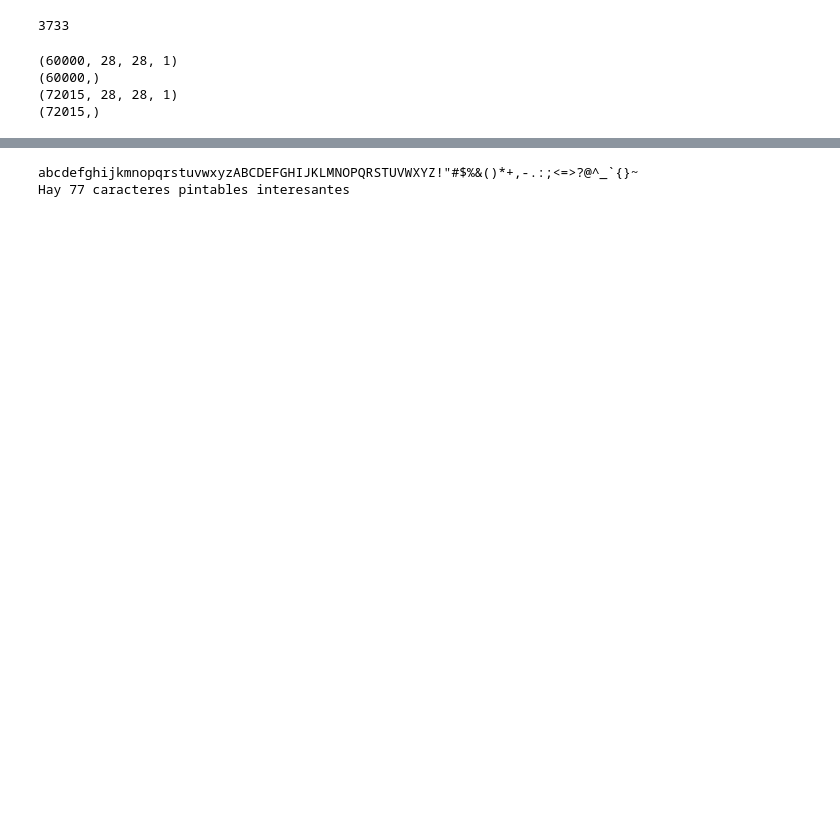
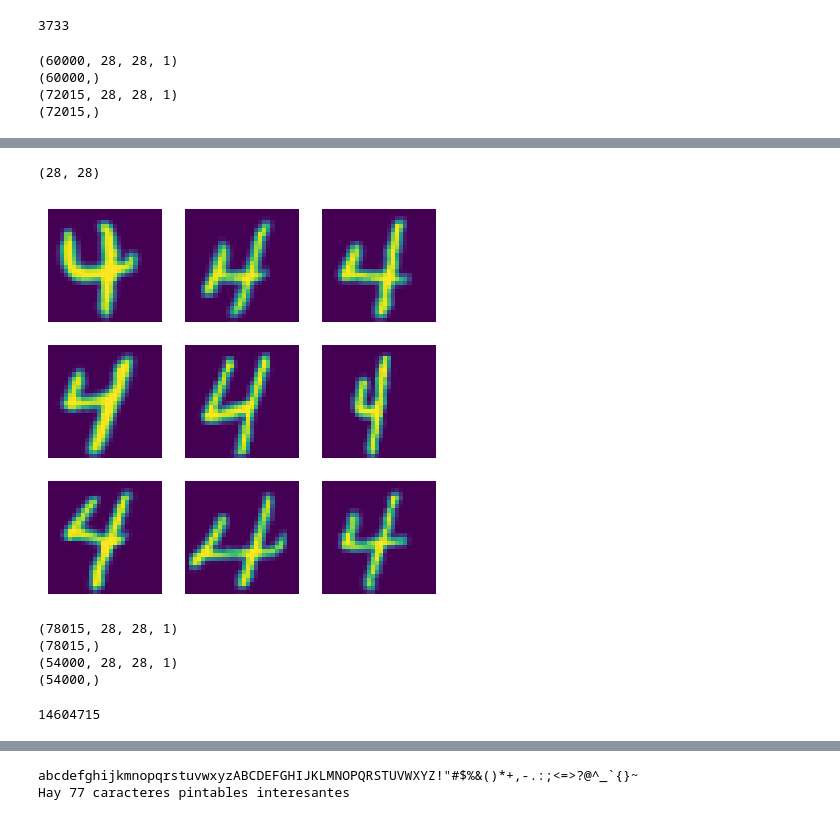
Before and after one commit to alvarolarraya/distractedMnistCompetition, a Jupyter notebook: main.ipynb, the cells around one changed output, grey strips where cells are left out. Cells and saved outputs as stored; diff of their text form; code cells hidden in the pictures; blank space fills up the shorter version.

```diff
--- a/main.ipynb
+++ b/main.ipynb
@@ -169,0 +230,16 @@ print(train_labels_augmented.shape)
+# %%
+number_to_transform = 4
+
+plt.figure(figsize=(5, 5))
+for i in range(9):
+    # rotate the image
+    rotation_matrix = cv2.getRotationMatrix2D((28,28),5,1)
+    image = cv2.warpAffine(train_imgs[train_labels == number_to_transform][i],rotation_matrix,(28,28))
+    cv2.imshow("image", image[0])
+    ax = plt.subplot(3, 3, i + 1)
+    plt.imshow(image)
+    plt.axis("off");
+print(image.shape)
+# %% [output]
+(28, 28)
+[figure, added]
@@ -169,0 +255,10 @@ print(train_labels_augmented.shape)
+# %%
+print(train_imgs_augmented.shape)
+print(train_labels_augmented.shape)
+print(train_imgs_rotated.shape)
+print(train_labels_rotated.shape)
+# %% [output]
+(78015, 28, 28, 1)
+(78015,)
+(54000, 28, 28, 1)
+(54000,)
@@ -169,0 +283,4 @@ print(train_labels_augmented.shape)
+# %%
+np.sum(train_imgs_rotated != 0)
+# %% [output]
+14604715
```
Also changed, not shown: parts of 26 cells of this notebook, 1 other file.
